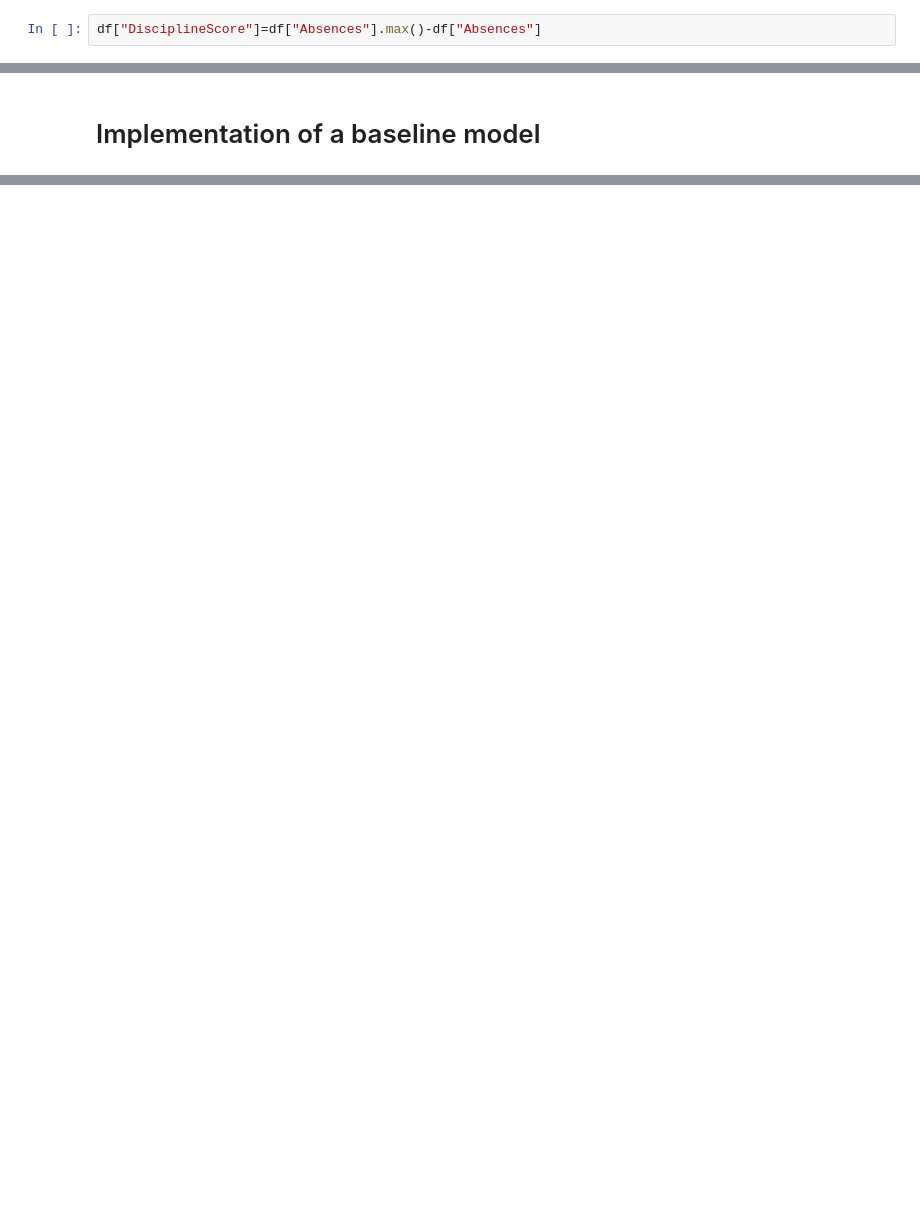
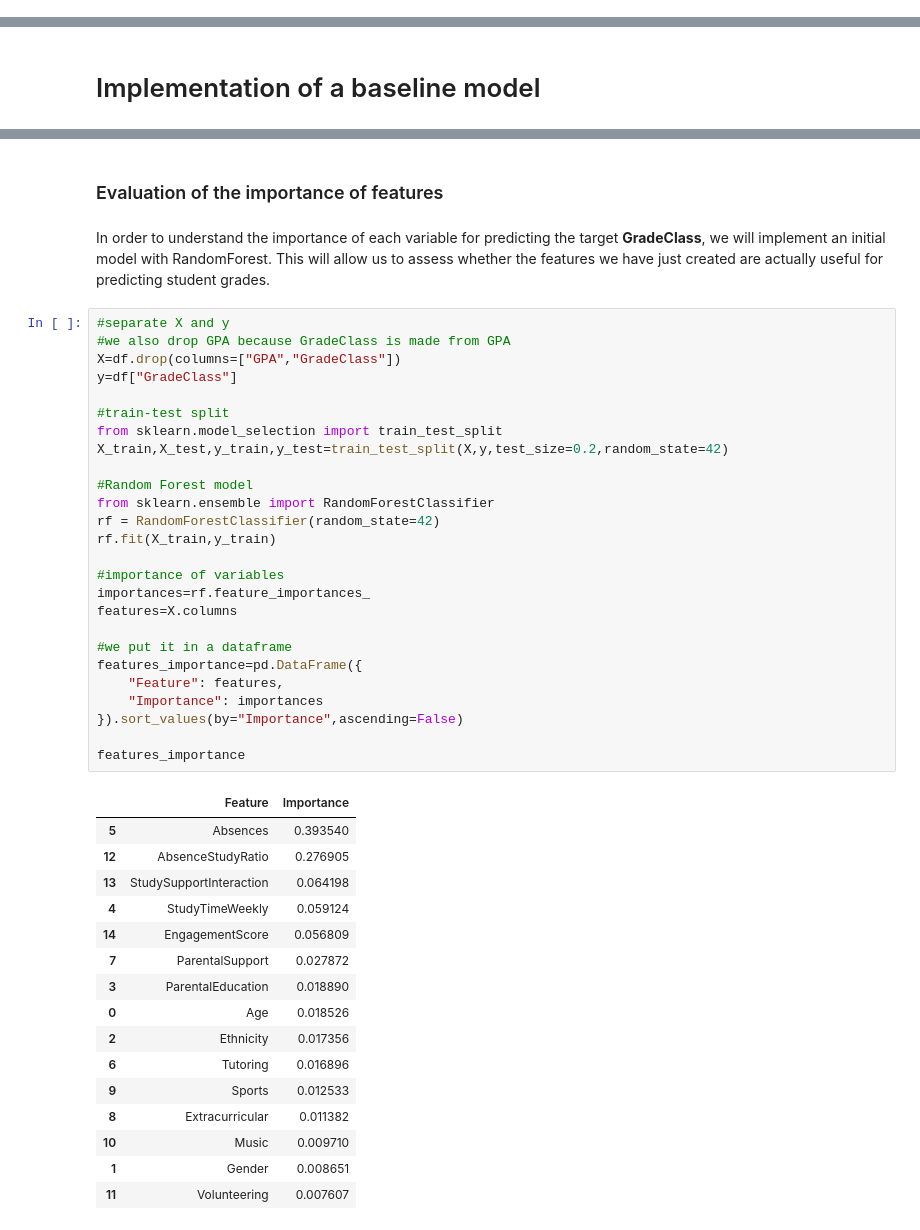
Before and after one commit to lilian95520/ML-Predicting-high-school-student-performance, a Jupyter notebook: Projet_ML_version2.ipynb, the cells around one changed output, grey strips where cells are left out. Saved outputs shown, nothing was run; the diff lists cells and outputs as text; blank space fills up the shorter version.

```diff
--- a/Projet_ML_version2.ipynb
+++ b/Projet_ML_version2.ipynb
@@ -555,5 +562,3 @@ plt.show()
 - **GPA:** no outliers
 # %% [markdown]
 ### Creation of new features
-# %%
-df["DisciplineScore"]=df["Absences"].max()-df["Absences"]
@@ -663,0 +629,47 @@ Successfully installed mord-0.7
+# %% [markdown]
+### Evaluation of the importance of features
+# %% [markdown]
+In order to understand the importance of each variable for predicting the target **GradeClass**, we will implement an initial model with RandomForest. This will allow us to assess whether the features we have just created are actually useful for predicting student grades.
+# %%
+#separate X and y
+#we also drop GPA because GradeClass is made from GPA
+X=df.drop(columns=["GPA","GradeClass"])
+y=df["GradeClass"]
+
+#train-test split
+from sklearn.model_selection import train_test_split
+X_train,X_test,y_train,y_test=train_test_split(X,y,test_size=0.2,random_state=42)
+
+#Random Forest model
+from sklearn.ensemble import RandomForestClassifier
+rf = RandomForestClassifier(random_state=42)
+rf.fit(X_train,y_train)
+
+#importance of variables
+importances=rf.feature_importances_
+features=X.columns
+
+#we put it in a dataframe
+features_importance=pd.DataFrame({
+    "Feature": features,
+    "Importance": importances
+}).sort_values(by="Importance",ascending=False)
+
+features_importance
+# %% [output]
+|  | Feature | Importance |
+| 5 | Absences | 0.393540 |
+| 12 | AbsenceStudyRatio | 0.276905 |
+| 13 | StudySupportInteraction | 0.064198 |
+| 4 | StudyTimeWeekly | 0.059124 |
+| 14 | EngagementScore | 0.056809 |
+| 7 | ParentalSupport | 0.027872 |
+| 3 | ParentalEducation | 0.018890 |
+| 0 | Age | 0.018526 |
+| 2 | Ethnicity | 0.017356 |
+| 6 | Tutoring | 0.016896 |
+| 9 | Sports | 0.012533 |
+| 8 | Extracurricular | 0.011382 |
+| 10 | Music | 0.009710 |
+| 1 | Gender | 0.008651 |
+| 11 | Volunteering | 0.007607 |
```
Also changed, not shown: parts of 37 cells of this notebook.
